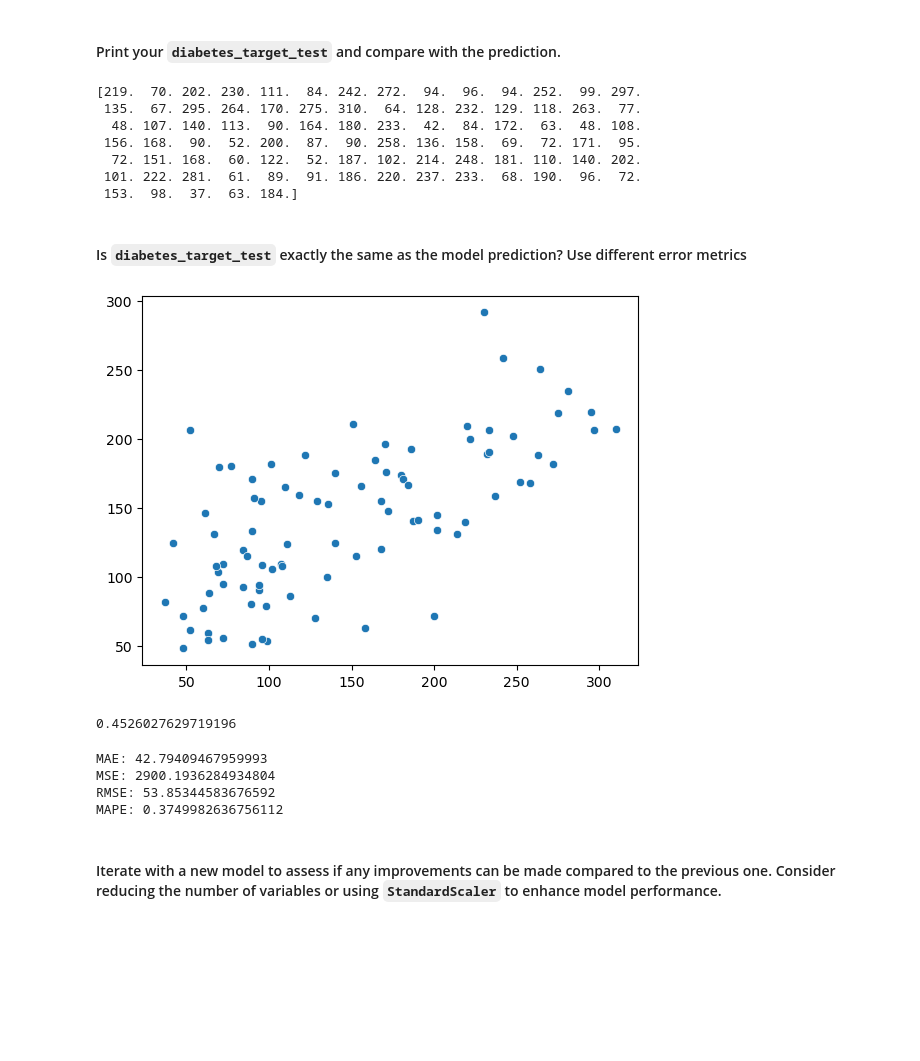
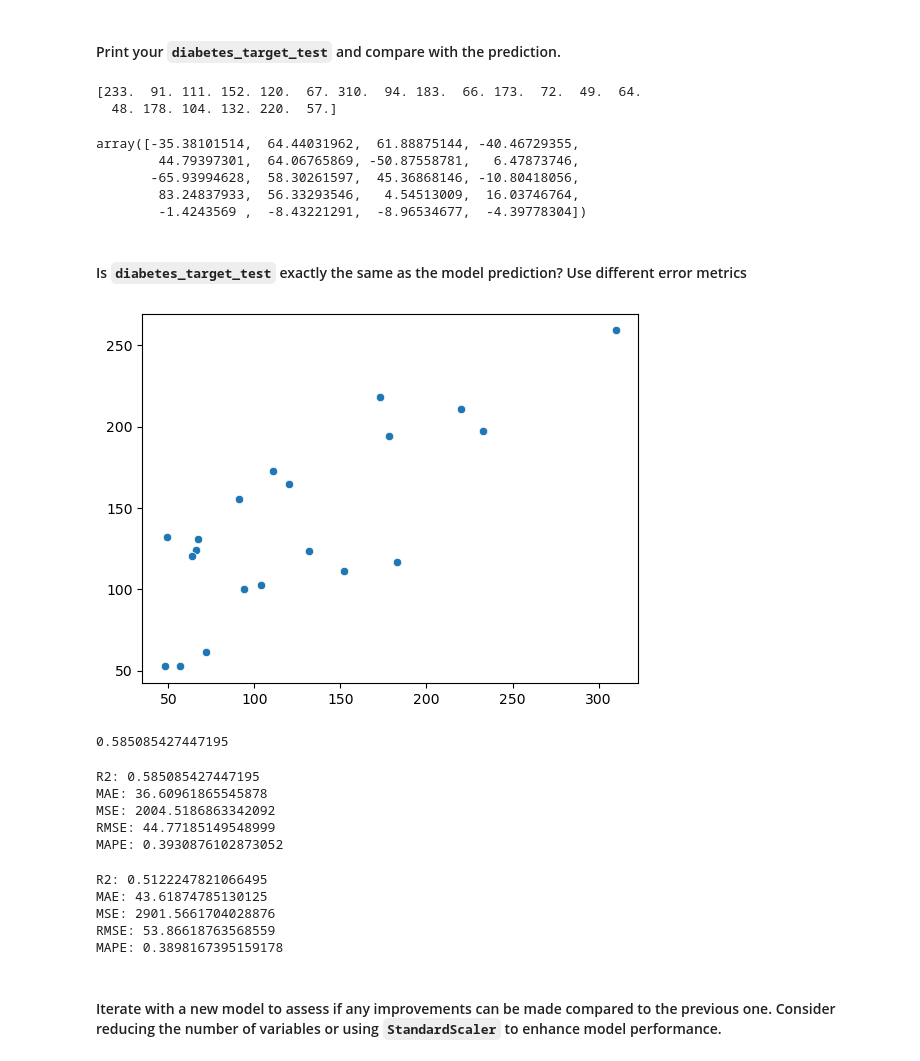
Before and after one commit to jblalor/2026-10-BILBAO-FT-Data-Science-J, a Jupyter notebook: 3-Machine_Learning/1-Supervisado/1-Regression/1-Linear_Regression/ejercicios/2 Diabetes_J.ipynb, the cells around one changed output. Cells and saved outputs as stored; diff of their text form; code cells hidden in the pictures; blank space fills up the shorter version.

```diff
--- a/3-Machine_Learning/1-Supervisado/1-Regression/1-Linear_Regression/ejercicios/2 Diabetes_J.ipynb
+++ b/3-Machine_Learning/1-Supervisado/1-Regression/1-Linear_Regression/ejercicios/2 Diabetes_J.ipynb
@@ -139,7 +139,11 @@ Define `diabetes_data_train`, `diabetes_target_train`, `diabetes_data_test`, and
 # %%
 from sklearn.model_selection import train_test_split
 # %%
-X_train, X_test, y_train, y_test = train_test_split(diabetes['data'], diabetes['target'], test_size = 0.20, random_state = 42)
+# X_train, X_test, y_train, y_test = train_test_split(diabetes['data'], diabetes['target'], test_size = 0.20, random_state = 42)
+diabetes_data_train = diabetes['data'][:-20]
+diabetes_data_test = diabetes['data'][-20:]
+diabetes_target_train = diabetes['target'][:-20]
+diabetes_target_test = diabetes['target'][-20:]
 # %% [markdown]
 Perform a brief exploratory analysis to investigate the conditions necessary for linear regression. This analysis will help you understand the distribution of the target variable and its correlations with other features.
 # %%
@@ -179,7 +190,8 @@ sns.displot(df_diabetes['disease progr']);
 # %% [markdown]
 Fit the training data and target to `diabetes_model`. Print the *intercept* and *coefficients* of the model.
 # %%
-diabetes_model.fit(X_train, y_train)
+# diabetes_model.fit(X_train, y_train)
+diabetes_model.fit(diabetes_data_train, diabetes_target_train)
 # %% [output]
 LinearRegression()
 # %%
@@ -201,6 +214,7 @@ This is the linear regression model fitted to your training dataset.
 
 #### Using your fitted linear regression model, predict the *y* of `diabetes_data_test`.
 # %%
-y_pred = diabetes_model.predict(X_test)
+# y_pred = diabetes_model.predict(X_test)
+y_pred = diabetes_model.predict(diabetes_data_test)
 y_pred
 # %% [output]
@@ -224,36 +226,45 @@ array([139.5475584 , 179.51720835, 134.03875572, 291.41702925,
 # %% [markdown]
 #### Print your `diabetes_target_test` and compare with the prediction.
-# %%
-print(y_test)
-# %% [output]
-[219.  70. 202. 230. 111.  84. 242. 272.  94.  96.  94. 252.  99. 297.
- 135.  67. 295. 264. 170. 275. 310.  64. 128. 232. 129. 118. 263.  77.
-  48. 107. 140. 113.  90. 164. 180. 233.  42.  84. 172.  63.  48. 108.
- 156. 168.  90.  52. 200.  87.  90. 258. 136. 158.  69.  72. 171.  95.
-  72. 151. 168.  60. 122.  52. 187. 102. 214. 248. 181. 110. 140. 202.
- 101. 222. 281.  61.  89.  91. 186. 220. 237. 233.  68. 190.  96.  72.
- 153.  98.  37.  63. 184.]
+# %%
+# print(y_test)
+print(diabetes_target_test)
+# %% [output]
+[233.  91. 111. 152. 120.  67. 310.  94. 183.  66. 173.  72.  49.  64.
+  48. 178. 104. 132. 220.  57.]
+# %%
+diabetes_target_error = y_pred - diabetes_target_test
+diabetes_target_error
+# %% [output]
+array([-35.38101514,  64.44031962,  61.88875144, -40.46729355,
+        44.79397301,  64.06765869, -50.87558781,   6.47873746,
+       -65.93994628,  58.30261597,  45.36868146, -10.80418056,
+        83.24837933,  56.33293546,   4.54513009,  16.03746764,
+        -1.4243569 ,  -8.43221291,  -8.96534677,  -4.39778304])
 # %% [markdown]
 #### Is `diabetes_target_test` exactly the same as the model prediction? Use different error metrics
 # %%
-sns.scatterplot(x = y_test, y = y_pred);
+# sns.scatterplot(x = y_test, y = y_pred);
+sns.scatterplot(x = diabetes_target_test, y = y_pred);
 # %% [output]
-[figure, old version]
+[figure, new version]
 # %%
 from sklearn import metrics
 # %%
-diabetes_model.score(X_test, y_test)
+# diabetes_model.score(X_test, y_test)
+diabetes_model.score(diabetes_data_test, diabetes_target_test)
 # %% [output]
-0.4526027629719196
+0.585085427447195
 # %%
 import numpy as np
 # %%
-print('MAE:', metrics.mean_absolute_error(y_test, y_pred))
-print('MSE:', metrics.mean_squared_error(y_test, y_pred))
-print('RMSE:', np.sqrt(metrics.mean_squared_error(y_test, y_pred)))
-print('MAPE:', metrics.mean_absolute_percentage_error(y_true=y_test, y_pred=y_pred))
+print('R2:', diabetes_model.score(diabetes_data_test, diabetes_target_test))
+print('MAE:', metrics.mean_absolute_error(diabetes_target_test, y_pred))
+print('MSE:', metrics.mean_squared_error(diabetes_target_test, y_pred))
+print('RMSE:', np.sqrt(metrics.mean_squared_error(diabetes_target_test, y_pred)))
+print('MAPE:', metrics.mean_absolute_percentage_error(y_true=diabetes_target_test, y_pred=y_pred))
 # %% [output]
-MAE: 42.79409467959993
-MSE: 2900.1936284934804
-RMSE: 53.85344583676592
-MAPE: 0.3749982636756112
+R2: 0.585085427447195
+MAE: 36.60961865545878
+MSE: 2004.5186863342092
+RMSE: 44.77185149548999
+MAPE: 0.3930876102873052
@@ -260,3 +273,15 @@ MAPE: 0.3749982636756112
+# %%
+print('R2:', diabetes_model.score(diabetes_data_train, diabetes_target_train))
+print('MAE:', metrics.mean_absolute_error(diabetes_target_train, y_pred_train))
+print('MSE:', metrics.mean_squared_error(diabetes_target_train, y_pred_train))
+print('RMSE:', np.sqrt(metrics.mean_squared_error(diabetes_target_train, y_pred_train)))
+print('MAPE:', metrics.mean_absolute_percentage_error(y_true=diabetes_target_train, y_pred=y_pred_train))
+# %% [output]
+R2: 0.5122247821066495
+MAE: 43.61874785130125
+MSE: 2901.5661704028876
+RMSE: 53.86618763568559
+MAPE: 0.3898167395159178
 # %% [markdown]
 #### Iterate with a new model to assess if any improvements can be made compared to the previous one. Consider reducing the number of variables or using `StandardScaler` to enhance model performance.
 # %%
```
Also changed, not shown: parts of 9 cells of this notebook, 5 other files.
